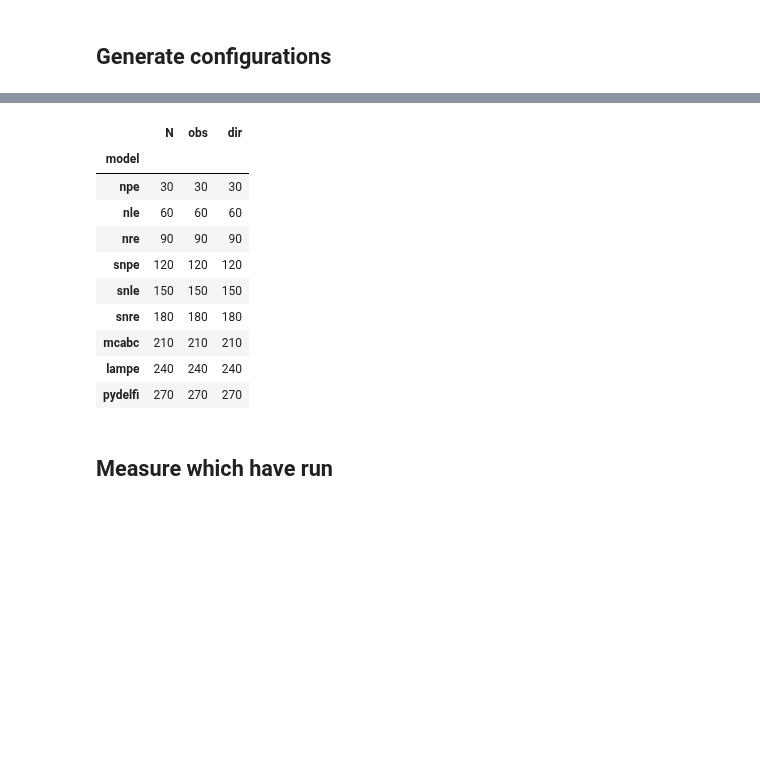
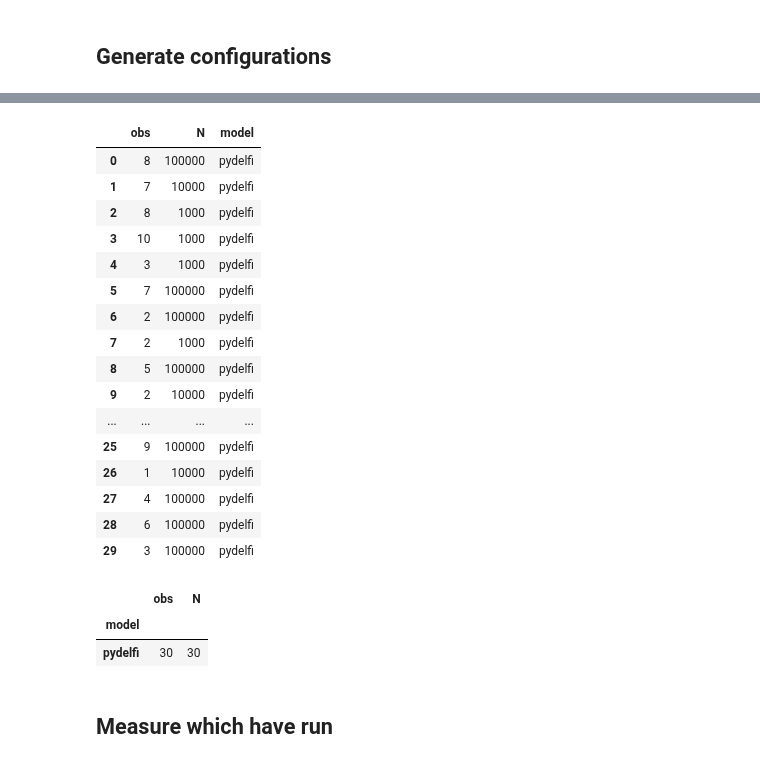
Before and after one commit to maho3/ltu-ili, a Jupyter notebook: paper/3_slcp/fig2b.ipynb, the cells around one changed output, grey strips where cells are left out. Cells and saved outputs as stored; diff of their text form; code cells hidden in the pictures; blank space fills up the shorter version.

```diff
--- a/paper/3_slcp/fig2b.ipynb
+++ b/paper/3_slcp/fig2b.ipynb
@@ -38,17 +38,20 @@ for i in obs:
                 m, n, i,
                 f'./slcp/res/{m}_obs{i}_N{n}'
             ])
-print(len(rec))
+
+record = pd.DataFrame(rec, columns=['model', 'N', 'obs', 'dir'])
+
+
+# measure which have run
+record['done'] = False
+
+for i, row in record.iterrows():
+    record.loc[i, 'done'] = os.path.exists(join(row['dir'], 'metrics.npy'))
 
 
 # Save as csv
-df = pd.DataFrame(rec, columns=['model', 'N', 'obs', 'dir'])
+filename = join(cfgdir, 'record.csv')
+# record.to_csv(filename, index=False)
 
-filename = join(cfgdir, 'record.csv')
-df.to_csv(filename, index=False)
-
-filename = join(cfgdir, 'batch.csv')
-df[['obs', 'N', 'model']].to_csv(filename, index=False, header=False)
-
-df
+record
 # %% [output]
@@ -69,16 +93,37 @@ df
+# %%
+# create batch csv
+imodel = ['pydelfi'] # ['snpe', 'snle', 'snre', 'lampe', 'mcabc']
+
+df = record[record['model'].isin(imodel)].copy()
+df = df[['obs', 'N', 'model']].sample(frac=1).reset_index(drop=True)
+
+filename = join(cfgdir, 'batch.csv')
+df.to_csv(filename, index=False, header=False)
+
+df # .head(30)
+# %% [output]
+|  | obs | N | model |
+| 0 | 8 | 100000 | pydelfi |
+| 1 | 7 | 10000 | pydelfi |
+| 2 | 8 | 1000 | pydelfi |
+| 3 | 10 | 1000 | pydelfi |
+| 4 | 3 | 1000 | pydelfi |
+| 5 | 7 | 100000 | pydelfi |
+| 6 | 2 | 100000 | pydelfi |
+| 7 | 2 | 1000 | pydelfi |
+| 8 | 5 | 100000 | pydelfi |
+| 9 | 2 | 10000 | pydelfi |
+| ... | ... | ... | ... |
+| 25 | 9 | 100000 | pydelfi |
+| 26 | 1 | 10000 | pydelfi |
+| 27 | 4 | 100000 | pydelfi |
+| 28 | 6 | 100000 | pydelfi |
+| 29 | 3 | 100000 | pydelfi |
 # %%
-df.groupby(['model']).count().loc[model_names].cumsum()
+df.groupby(['model']).count()
 # %% [output]
-|  | N | obs | dir |
-| model |  |  |  |
-| npe | 30 | 30 | 30 |
-| nle | 60 | 60 | 60 |
-| nre | 90 | 90 | 90 |
-| snpe | 120 | 120 | 120 |
-| snle | 150 | 150 | 150 |
-| snre | 180 | 180 | 180 |
-| mcabc | 210 | 210 | 210 |
-| lampe | 240 | 240 | 240 |
-| pydelfi | 270 | 270 | 270 |
+|  | obs | N |
+| model |  |  |
+| pydelfi | 30 | 30 |
 # %% [markdown]
 ## Measure which have run
```
Also changed, not shown: parts of 7 cells of this notebook, 4 other files.
